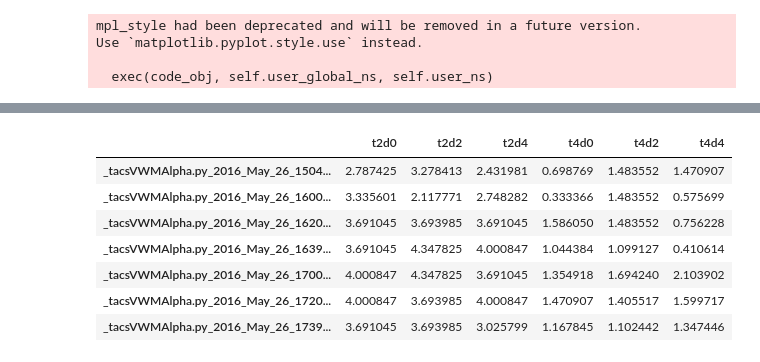
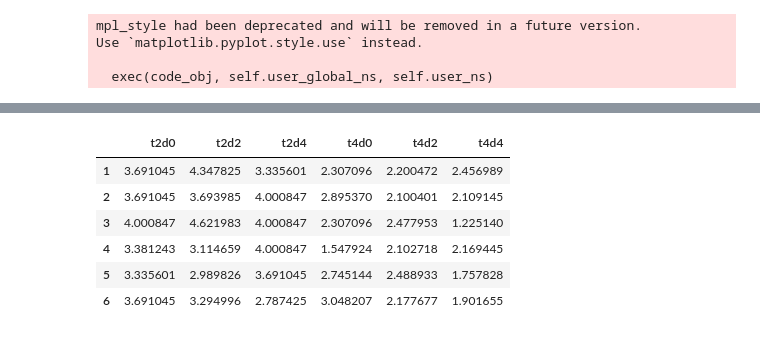
Before and after one commit to alexgonzl/tacs_vmw_alpha, a Jupyter notebook: dataVisualization.ipynb, the cells around one changed output, grey strips where cells are left out. Drawn from its saved outputs; the diff is of its cells as text; code cells hidden in the pictures.

```diff
--- a/dataVisualization.ipynb
+++ b/dataVisualization.ipynb
@@ -25,3 +31,5 @@ dataSheets = ['_tacsVWMAlpha.py_2016_May_26_1504_2.csv', '_tacsVWMAlpha.py_2016_
+# %%
+testRuns = [1, 2, 3, 4, 5, 6]
 # %%
 conds = OrderedDict([('t2d0', (2, 0)), ('t2d2', (2, 2)), ('t2d4', (2, 4)), ('t4d0', (4, 0)), ('t4d2', (4, 2)), ('t4d4', (4, 4))])
 # %%
@@ -40,8 +48,8 @@ def pashlerK(csv):
     df = pd.read_csv(csv)
 
     # create conditions
-    resps = df['Response key'] == 1
-    noResps = df['Response key'] == 0
+    resps = df['Response'] == 1
+    noResps = df['Response'] == 0
     changes = df['ChangeTrial'] == 1
     noChanges = df['ChangeTrial'] == 0
     targ2 = df['nTargets'] == 2
@@ -78,7 +86,7 @@ def rtCalc(csv):
     df = pd.read_csv(csv)
 
     # create conditions
-    resps = df['Response key'] == 1
+    resps = df['Response'] == 1
     targ2 = df['nTargets'] == 2
     targ4 = df['nTargets'] == 4
     dist0 = df['nDistractors'] == 0
@@ -92,7 +100,7 @@ def rtCalc(csv):
     # calculate average RT value
     for key in conds:
         rows = df[conds[key][0] & conds[key][1] & resps]
-        rts = rows['Response time']
+        rts = rows['RT']
         meanRT = rts.mean()
         RTRates[key] = meanRT
     return RTRates
@@ -102,8 +110,8 @@ def dprime(csv):
     df = pd.read_csv(csv)
 
     # create conditions
-    resps = df['Response key'] == 1
-    noResps = df['Response key'] == 0
+    resps = df['Response'] == 1
+    noResps = df['Response'] == 0
     changes = df['ChangeTrial'] == 1
     noChanges = df['ChangeTrial'] == 0
     targ2 = df['nTargets'] == 2
@@ -274,20 +278,19 @@ rtMeanChart
 # %%
 dPrimes = []
 
 for sheet in dataSheets:
     dPrimes.append(dprime(sheet))
 
-dpChart = pd.DataFrame(dPrimes, index=dataSheets, columns=conds.keys())
+dpChart = pd.DataFrame(dPrimes, index=testRuns, columns=conds.keys())
 dpChart
 # %% [output]
 |  | t2d0 | t2d2 | t2d4 | t4d0 | t4d2 | t4d4 |
-| _tacsVWMAlpha.py_2016_May_26_1504... | 2.787425 | 3.278413 | 2.431981 | 0.698769 | 1.483552 | 1.470907 |
-| _tacsVWMAlpha.py_2016_May_26_1600... | 3.335601 | 2.117771 | 2.748282 | 0.333366 | 1.483552 | 0.575699 |
-| _tacsVWMAlpha.py_2016_May_26_1620... | 3.691045 | 3.693985 | 3.691045 | 1.586050 | 1.483552 | 0.756228 |
-| _tacsVWMAlpha.py_2016_May_26_1639... | 3.691045 | 4.347825 | 4.000847 | 1.044384 | 1.099127 | 0.410614 |
-| _tacsVWMAlpha.py_2016_May_26_1700... | 4.000847 | 4.347825 | 3.691045 | 1.354918 | 1.694240 | 2.103902 |
-| _tacsVWMAlpha.py_2016_May_26_1720... | 4.000847 | 3.693985 | 4.000847 | 1.470907 | 1.405517 | 1.599717 |
-| _tacsVWMAlpha.py_2016_May_26_1739... | 3.691045 | 3.693985 | 3.025799 | 1.167845 | 1.102442 | 1.347446 |
+| 1 | 3.691045 | 4.347825 | 3.335601 | 2.307096 | 2.200472 | 2.456989 |
+| 2 | 3.691045 | 3.693985 | 4.000847 | 2.895370 | 2.100401 | 2.109145 |
+| 3 | 4.000847 | 4.621983 | 4.000847 | 2.307096 | 2.477953 | 1.225140 |
+| 4 | 3.381243 | 3.114659 | 4.000847 | 1.547924 | 2.102718 | 2.169445 |
+| 5 | 3.335601 | 2.989826 | 3.691045 | 2.745144 | 2.488933 | 1.757828 |
+| 6 | 3.691045 | 3.294996 | 2.787425 | 3.048207 | 2.177677 | 1.901655 |
 # %%
 dpMeanArray = ["d' Mean"]
 
```
Also changed, not shown: parts of 18 cells of this notebook, 7 other files.
